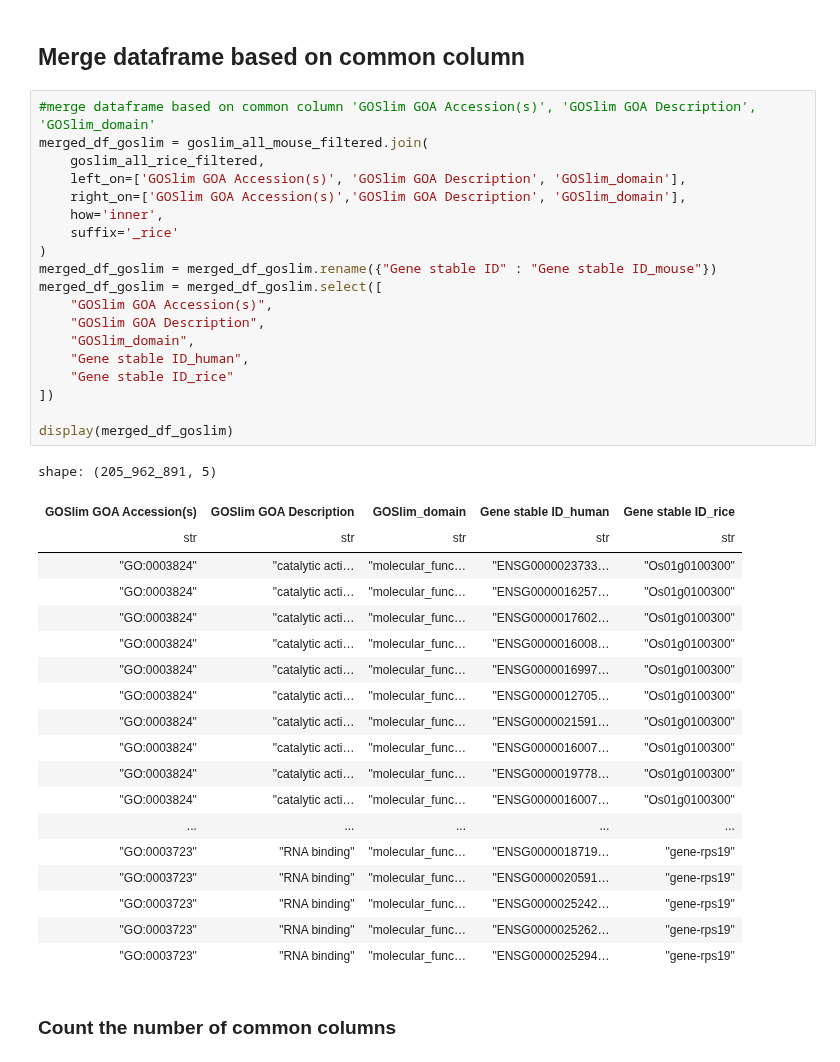
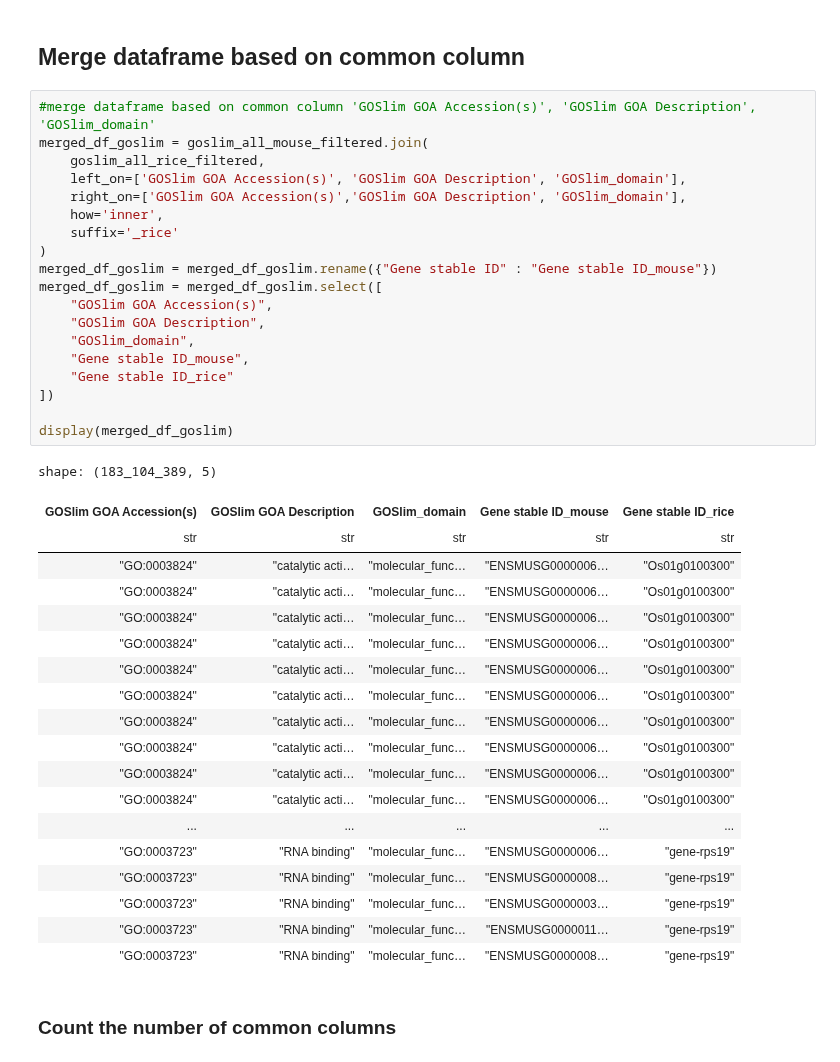
Before and after one commit to yonezawa-sora/pycircos_comaparative_species, a Jupyter notebook: data_preprocessing/2_GOSlim_combined_all_MR.ipynb, the cells around one changed output. Cells and saved outputs as stored; diff of their text form.

```diff
--- a/data_preprocessing/2_GOSlim_combined_all_MR.ipynb
+++ b/data_preprocessing/2_GOSlim_combined_all_MR.ipynb
@@ -66,42 +66,42 @@ shape: (219_499, 4)
 # %%
 #merge dataframe based on common column 'GOSlim GOA Accession(s)', 'GOSlim GOA Description', 'GOSlim_domain'
 merged_df_goslim = goslim_all_mouse_filtered.join(
     goslim_all_rice_filtered,
     left_on=['GOSlim GOA Accession(s)', 'GOSlim GOA Description', 'GOSlim_domain'],
     right_on=['GOSlim GOA Accession(s)','GOSlim GOA Description', 'GOSlim_domain'],
     how='inner',
     suffix='_rice'
 )
 merged_df_goslim = merged_df_goslim.rename({"Gene stable ID" : "Gene stable ID_mouse"})
 merged_df_goslim = merged_df_goslim.select([
     "GOSlim GOA Accession(s)",
     "GOSlim GOA Description",
     "GOSlim_domain",
-    "Gene stable ID_human",
+    "Gene stable ID_mouse",
     "Gene stable ID_rice"
 ])
 
 display(merged_df_goslim)
 # %% [output]
-shape: (205_962_891, 5)
+shape: (183_104_389, 5)
-| GOSlim GOA Accession(s) | GOSlim GOA Description | GOSlim_domain | Gene stable ID_human | Gene stable ID_rice |
+| GOSlim GOA Accession(s) | GOSlim GOA Description | GOSlim_domain | Gene stable ID_mouse | Gene stable ID_rice |
 | str | str | str | str | str |
-| "GO:0003824" | "catalytic acti… | "molecular_func… | "ENSG0000023733… | "Os01g0100300" |
-| "GO:0003824" | "catalytic acti… | "molecular_func… | "ENSG0000016257… | "Os01g0100300" |
-| "GO:0003824" | "catalytic acti… | "molecular_func… | "ENSG0000017602… | "Os01g0100300" |
-| "GO:0003824" | "catalytic acti… | "molecular_func… | "ENSG0000016008… | "Os01g0100300" |
-| "GO:0003824" | "catalytic acti… | "molecular_func… | "ENSG0000016997… | "Os01g0100300" |
-| "GO:0003824" | "catalytic acti… | "molecular_func… | "ENSG0000012705… | "Os01g0100300" |
-| "GO:0003824" | "catalytic acti… | "molecular_func… | "ENSG0000021591… | "Os01g0100300" |
-| "GO:0003824" | "catalytic acti… | "molecular_func… | "ENSG0000016007… | "Os01g0100300" |
-| "GO:0003824" | "catalytic acti… | "molecular_func… | "ENSG0000019778… | "Os01g0100300" |
-| "GO:0003824" | "catalytic acti… | "molecular_func… | "ENSG0000016007… | "Os01g0100300" |
+| "GO:0003824" | "catalytic acti… | "molecular_func… | "ENSMUSG0000006… | "Os01g0100300" |
+| "GO:0003824" | "catalytic acti… | "molecular_func… | "ENSMUSG0000006… | "Os01g0100300" |
+| "GO:0003824" | "catalytic acti… | "molecular_func… | "ENSMUSG0000006… | "Os01g0100300" |
+| "GO:0003824" | "catalytic acti… | "molecular_func… | "ENSMUSG0000006… | "Os01g0100300" |
+| "GO:0003824" | "catalytic acti… | "molecular_func… | "ENSMUSG0000006… | "Os01g0100300" |
+| "GO:0003824" | "catalytic acti… | "molecular_func… | "ENSMUSG0000006… | "Os01g0100300" |
+| "GO:0003824" | "catalytic acti… | "molecular_func… | "ENSMUSG0000006… | "Os01g0100300" |
+| "GO:0003824" | "catalytic acti… | "molecular_func… | "ENSMUSG0000006… | "Os01g0100300" |
+| "GO:0003824" | "catalytic acti… | "molecular_func… | "ENSMUSG0000006… | "Os01g0100300" |
+| "GO:0003824" | "catalytic acti… | "molecular_func… | "ENSMUSG0000006… | "Os01g0100300" |
 | ... | ... | ... | ... | ... |
-| "GO:0003723" | "RNA binding" | "molecular_func… | "ENSG0000018719… | "gene-rps19" |
-| "GO:0003723" | "RNA binding" | "molecular_func… | "ENSG0000020591… | "gene-rps19" |
-| "GO:0003723" | "RNA binding" | "molecular_func… | "ENSG0000025242… | "gene-rps19" |
-| "GO:0003723" | "RNA binding" | "molecular_func… | "ENSG0000025262… | "gene-rps19" |
-| "GO:0003723" | "RNA binding" | "molecular_func… | "ENSG0000025294… | "gene-rps19" |
+| "GO:0003723" | "RNA binding" | "molecular_func… | "ENSMUSG0000006… | "gene-rps19" |
+| "GO:0003723" | "RNA binding" | "molecular_func… | "ENSMUSG0000008… | "gene-rps19" |
+| "GO:0003723" | "RNA binding" | "molecular_func… | "ENSMUSG0000003… | "gene-rps19" |
+| "GO:0003723" | "RNA binding" | "molecular_func… | "ENSMUSG0000011… | "gene-rps19" |
+| "GO:0003723" | "RNA binding" | "molecular_func… | "ENSMUSG0000008… | "gene-rps19" |
 # %% [markdown]
 ### Count the number of common columns
 # %%
```
Also changed, not shown: parts of 4 cells of this notebook, 1 other file.
